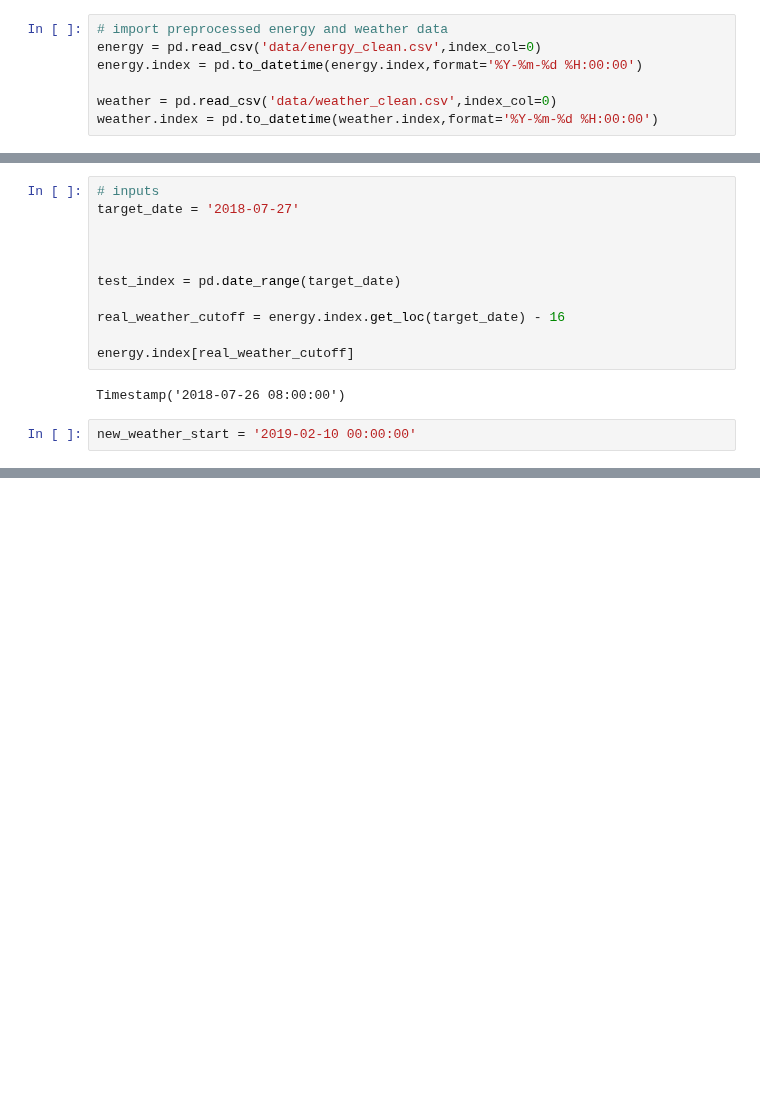
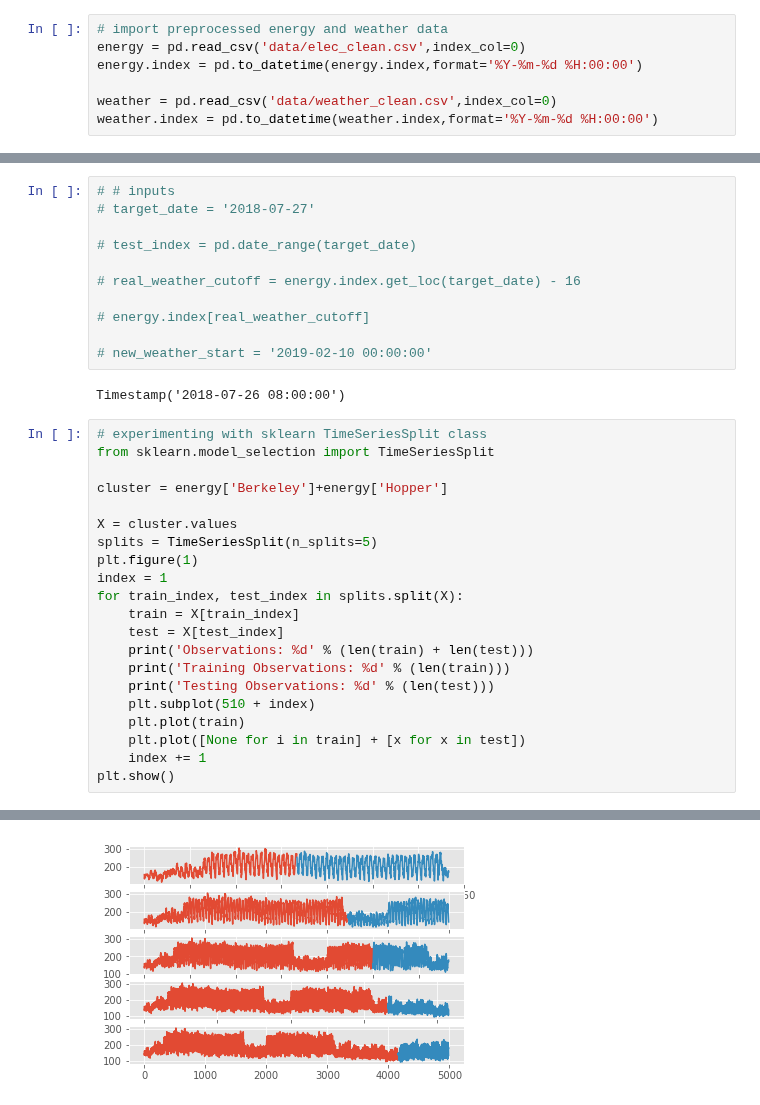
Before and after one commit to kevinkoste/university-load-forecasting, a Jupyter notebook: test_harness.ipynb, the cells around one changed output, grey strips where cells are left out. Cells and saved outputs as stored; diff of their text form; blank space fills up the shorter version.

```diff
--- a/test_harness.ipynb
+++ b/test_harness.ipynb
@@ -11,7 +11,7 @@ plt.style.use('ggplot')
 import utility_functions as fn
 # %%
 # import preprocessed energy and weather data
-energy = pd.read_csv('data/energy_clean.csv',index_col=0)
+energy = pd.read_csv('data/elec_clean.csv',index_col=0)
 energy.index = pd.to_datetime(energy.index,format='%Y-%m-%d %H:00:00')
 
 weather = pd.read_csv('data/weather_clean.csv',index_col=0)
@@ -28,15 +25,35 @@ outputs: data assignments : train, test, and where weather PREDICTIONS must be u
 # %%
-# inputs
-target_date = '2018-07-27'
+# # inputs
+# target_date = '2018-07-27'
 
+# test_index = pd.date_range(target_date)
 
+# real_weather_cutoff = energy.index.get_loc(target_date) - 16
 
-test_index = pd.date_range(target_date)
+# energy.index[real_weather_cutoff]
 
-real_weather_cutoff = energy.index.get_loc(target_date) - 16
-
-energy.index[real_weather_cutoff]
+# new_weather_start = '2019-02-10 00:00:00'
 # %% [output]
 Timestamp('2018-07-26 08:00:00')
-# %%
-new_weather_start = '2019-02-10 00:00:00'
+# %%
+# experimenting with sklearn TimeSeriesSplit class
+from sklearn.model_selection import TimeSeriesSplit
+
+cluster = energy['Berkeley']+energy['Hopper']
+
+X = cluster.values
+splits = TimeSeriesSplit(n_splits=5)
+plt.figure(1)
+index = 1
+for train_index, test_index in splits.split(X):
+    train = X[train_index]
+    test = X[test_index]
+    print('Observations: %d' % (len(train) + len(test)))
+    print('Training Observations: %d' % (len(train)))
+    print('Testing Observations: %d' % (len(test)))
+    plt.subplot(510 + index)
+    plt.plot(train)
+    plt.plot([None for i in train] + [x for x in test])
+    index += 1
+plt.show()
+# %% [output]
@@ -42,0 +75 @@ new_weather_start = '2019-02-10 00:00:00'
+[figure, added]
```
Also changed, not shown: parts of 2 cells of this notebook, 6 other files.
